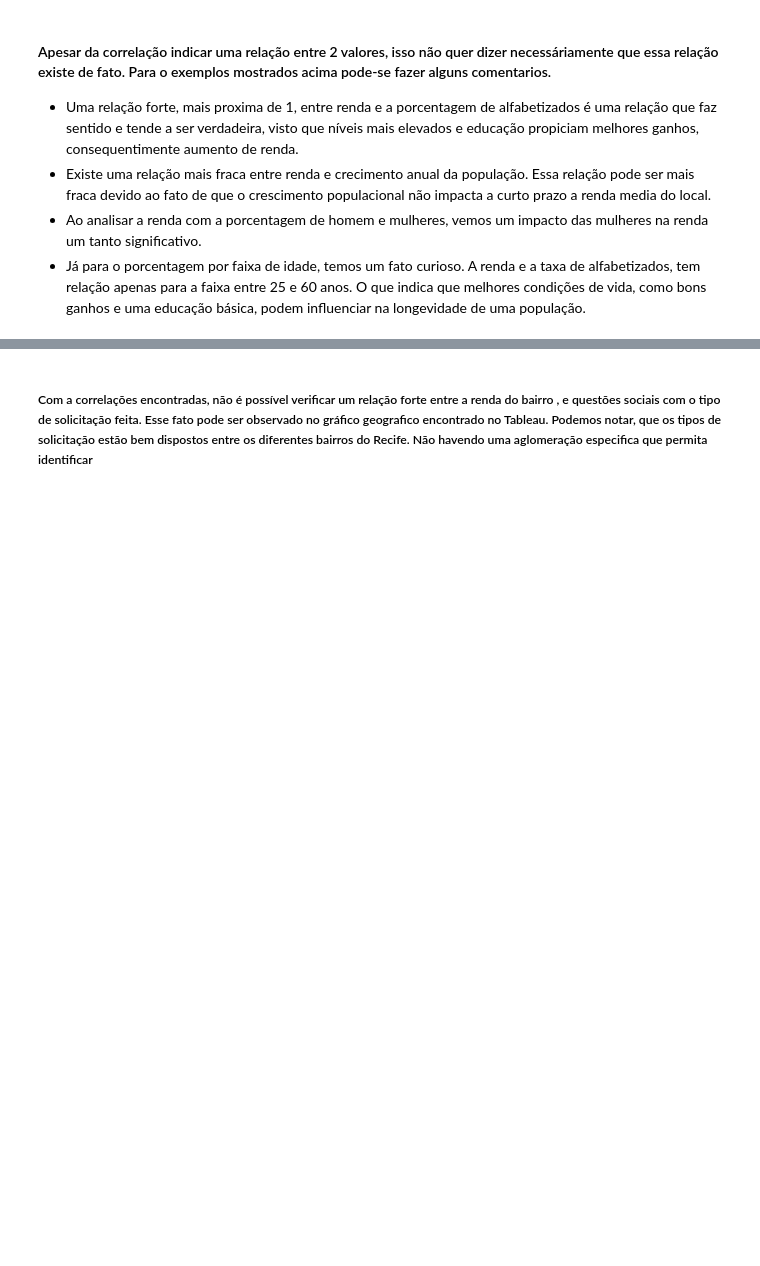
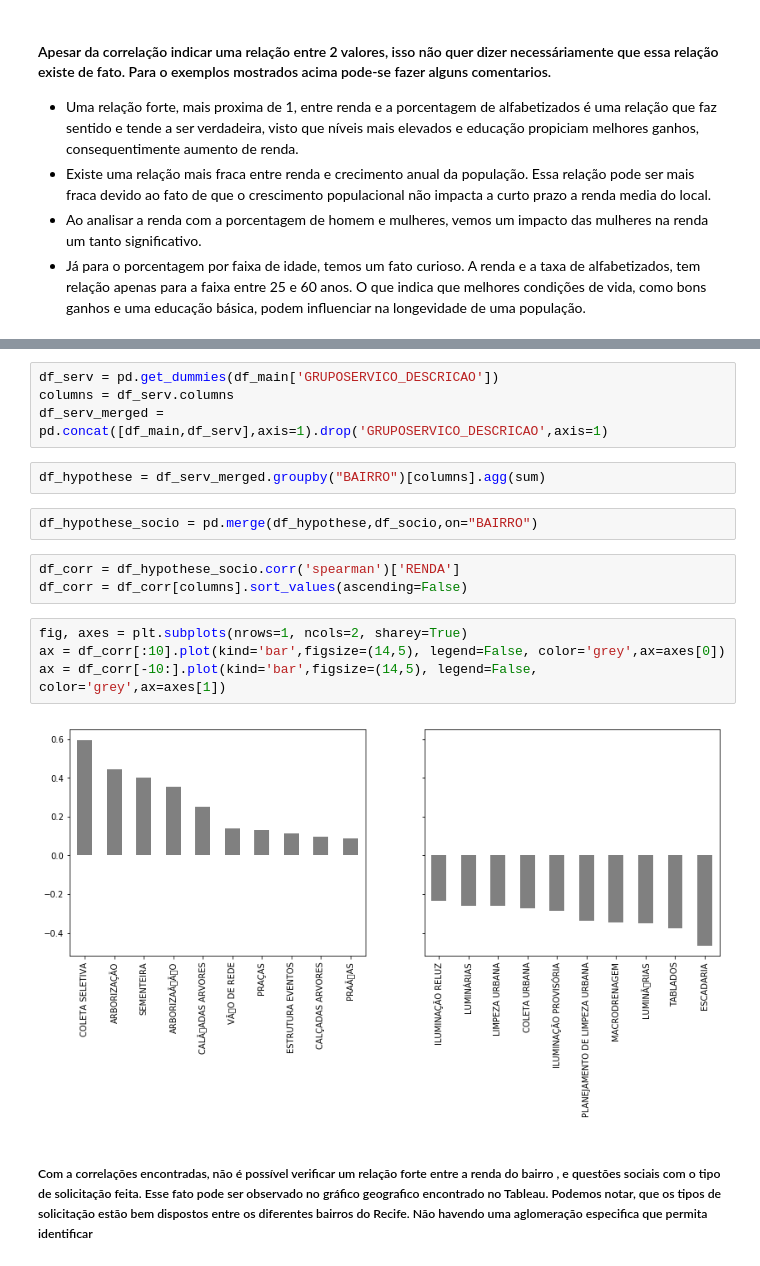
Before and after one commit to if1015-datascience-ufpe/2018-2-projeto-randomic, a Jupyter notebook: notebooks/hypotheses/hypothese 4 - Persil socioeconomico do bairro.ipynb, the cells around one changed output, grey strips where cells are left out. Drawn from its saved outputs; the diff is of its cells as text; blank space fills up the shorter version.

Commit message:
Fix hypothese 4

```diff
--- a/notebooks/hypotheses/hypothese 4 - Persil socioeconomico do bairro.ipynb
+++ b/notebooks/hypotheses/hypothese 4 - Persil socioeconomico do bairro.ipynb
@@ -170,2 +112,19 @@ df_main[['SERVICO_CODIGO', 'POR_HOMENS', 'POR_MULHERES']].corr()
+# %%
+df_serv = pd.get_dummies(df_main['GRUPOSERVICO_DESCRICAO'])
+columns = df_serv.columns
+df_serv_merged = pd.concat([df_main,df_serv],axis=1).drop('GRUPOSERVICO_DESCRICAO',axis=1)
+# %%
+df_hypothese = df_serv_merged.groupby("BAIRRO")[columns].agg(sum)
+# %%
+df_hypothese_socio = pd.merge(df_hypothese,df_socio,on="BAIRRO")
+# %%
+df_corr = df_hypothese_socio.corr('spearman')['RENDA']
+df_corr = df_corr[columns].sort_values(ascending=False)
+# %%
+fig, axes = plt.subplots(nrows=1, ncols=2, sharey=True)
+ax = df_corr[:10].plot(kind='bar',figsize=(14,5), legend=False, color='grey',ax=axes[0])
+ax = df_corr[-10:].plot(kind='bar',figsize=(14,5), legend=False, color='grey',ax=axes[1])
+# %% [output]
+[figure, added]
 # %% [markdown]
 ##### Com a correlações encontradas, não é possível verificar um relação forte entre a renda do bairro , e questões sociais com o tipo de solicitação feita. Esse fato pode ser observado no gráfico geografico encontrado no Tableau. Podemos notar, que os tipos de solicitação estão bem dispostos entre os diferentes bairros do Recife. Não havendo uma aglomeração especifica que permita identificar
```
Also changed, not shown: parts of 17 cells of this notebook, 1 other file.
